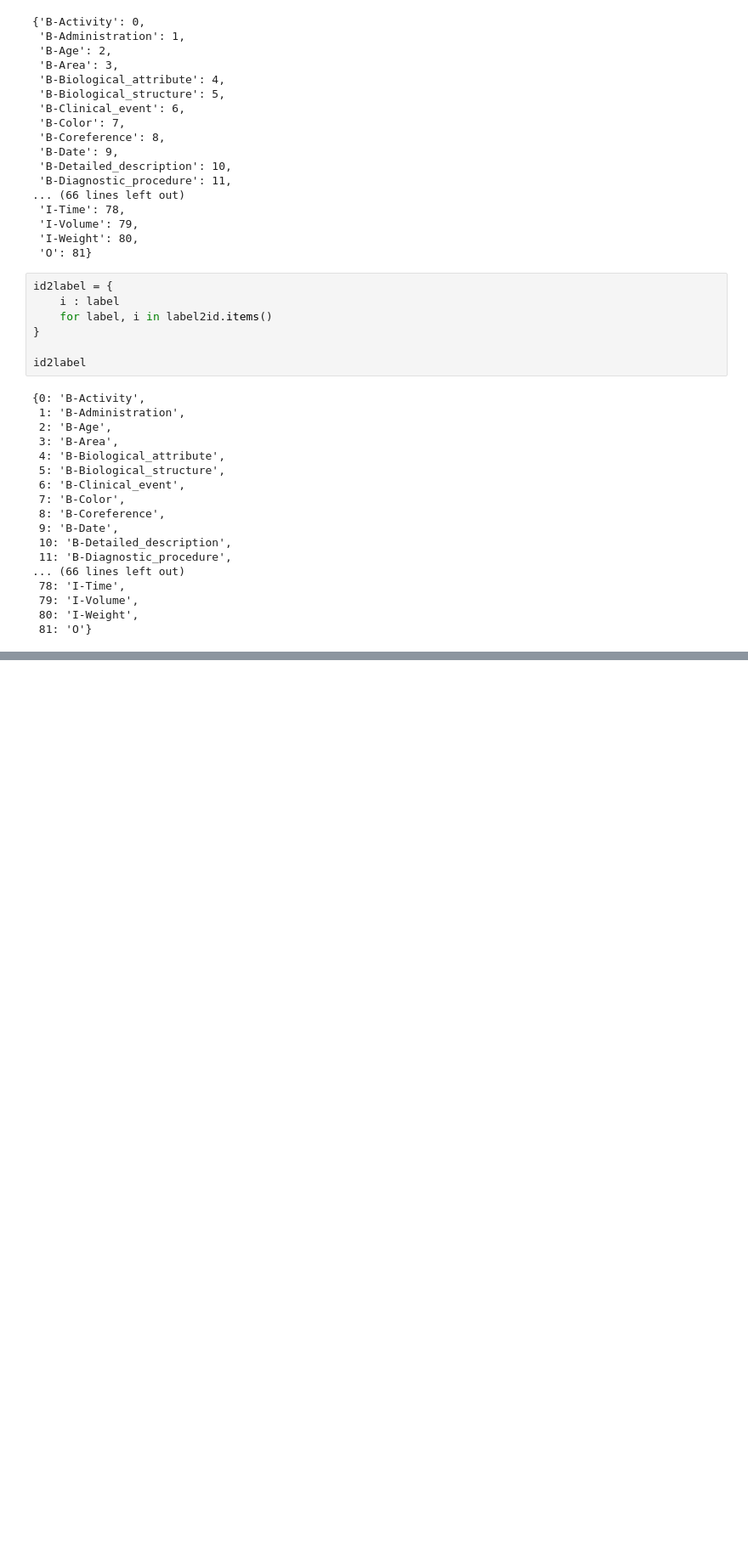
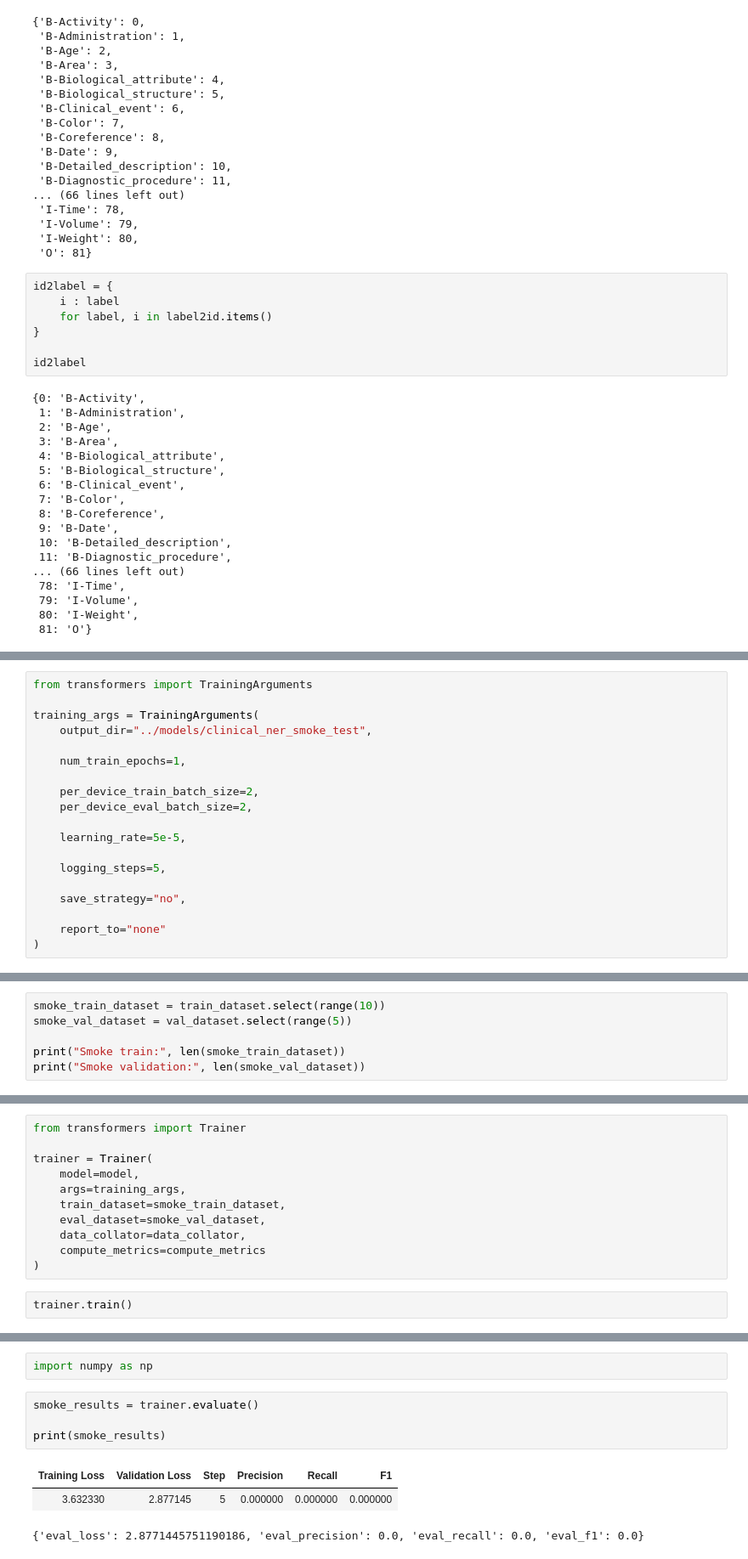
Before and after one commit to Sravanigangul/healthcare-clinical-nlp, a Jupyter notebook: notebooks/Clinical_NER_Training.ipynb, the cells around one changed output, grey strips where cells are left out. Shown at 85% size. Cells and saved outputs as stored; diff of their text form; blank space fills up the shorter version.

```diff
--- a/notebooks/Clinical_NER_Training.ipynb
+++ b/notebooks/Clinical_NER_Training.ipynb
@@ -84,0 +612,19 @@ id2label
+# %%
+from transformers import TrainingArguments
+
+training_args = TrainingArguments(
+    output_dir="../models/clinical_ner_smoke_test",
+
+    num_train_epochs=1,
+
+    per_device_train_batch_size=2,
+    per_device_eval_batch_size=2,
+
+    learning_rate=5e-5,
+
+    logging_steps=5,
+
+    save_strategy="no",
+
+    report_to="none"
+)
@@ -84,0 +635,6 @@ id2label
+# %%
+smoke_train_dataset = train_dataset.select(range(10))
+smoke_val_dataset = val_dataset.select(range(5))
+
+print("Smoke train:", len(smoke_train_dataset))
+print("Smoke validation:", len(smoke_val_dataset))
@@ -84,0 +644,13 @@ id2label
+# %%
+from transformers import Trainer
+
+trainer = Trainer(
+    model=model,
+    args=training_args,
+    train_dataset=smoke_train_dataset,
+    eval_dataset=smoke_val_dataset,
+    data_collator=data_collator,
+    compute_metrics=compute_metrics
+)
+# %%
+trainer.train()
@@ -84,0 +662,10 @@ id2label
+# %%
+import numpy as np
+# %%
+smoke_results = trainer.evaluate()
+
+print(smoke_results)
+# %% [output]
+| Training Loss | Validation Loss | Step | Precision | Recall | F1 |
+| 3.632330 | 2.877145 | 5 | 0.000000 | 0.000000 | 0.000000 |
+{'eval_loss': 2.8771445751190186, 'eval_precision': 0.0, 'eval_recall': 0.0, 'eval_f1': 0.0}
```
Also changed, not shown: parts of 67 cells of this notebook.
